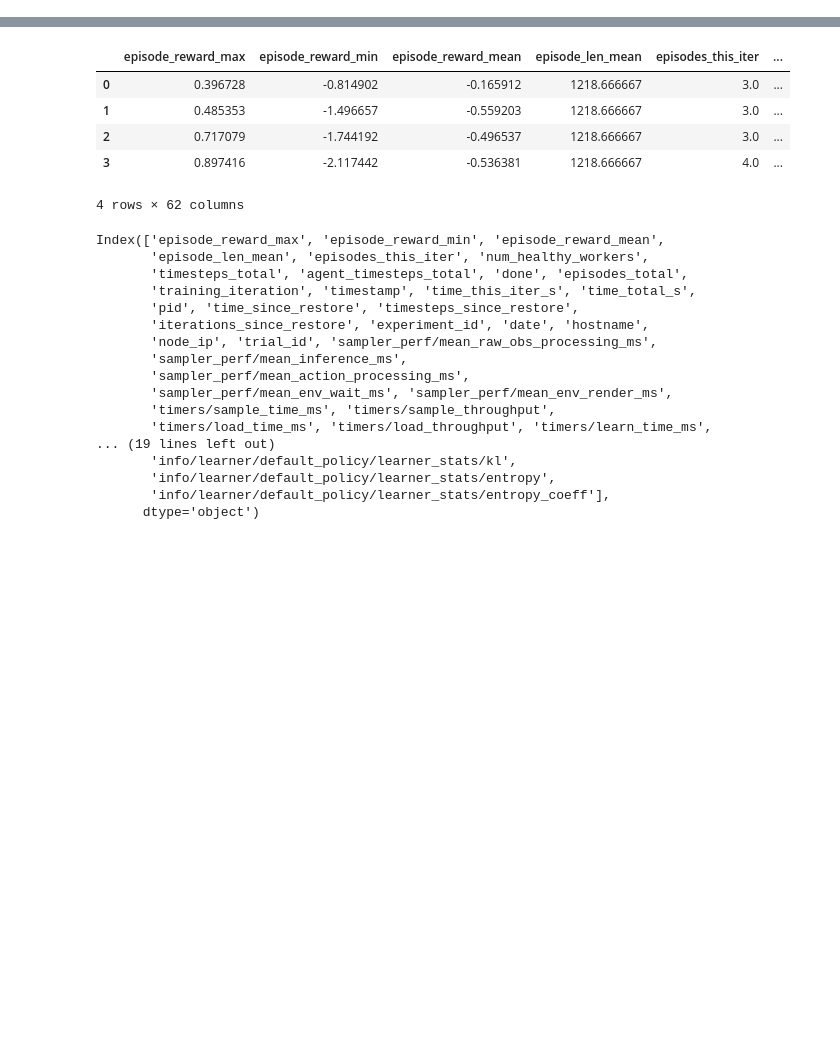
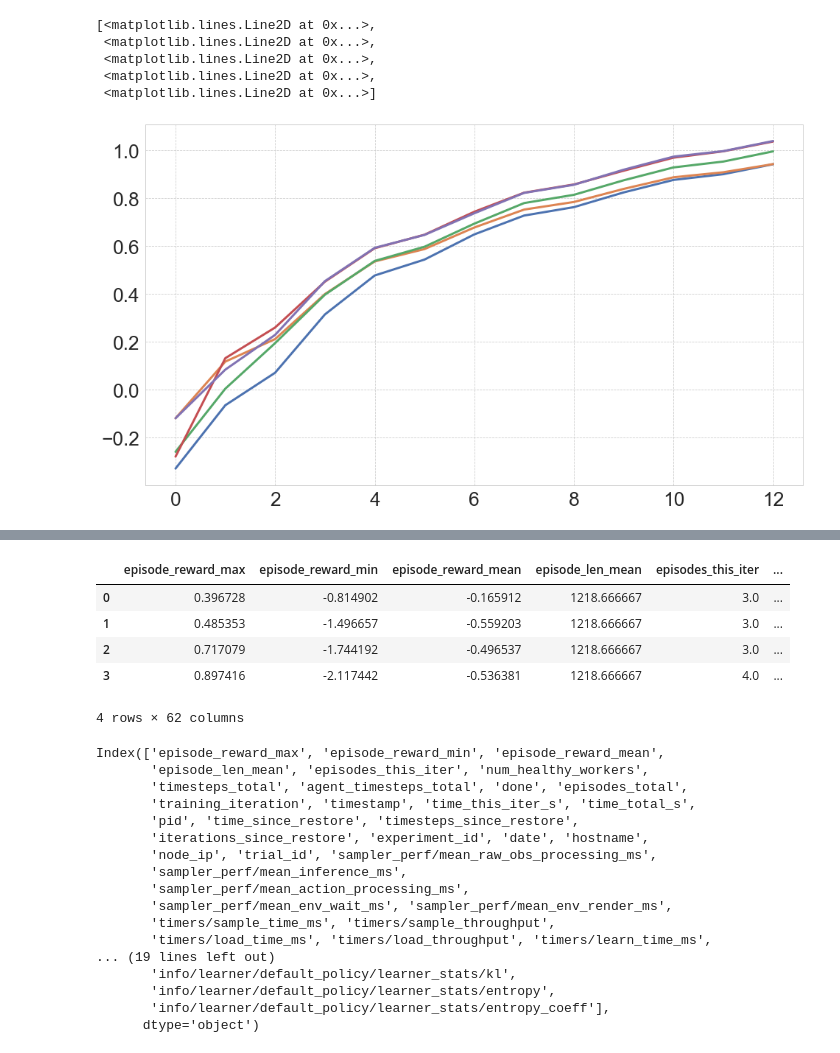
Before and after one commit to napnel/UoA-thesis-s1260099, a Jupyter notebook: progress.ipynb, the cells around one changed output, grey strips where cells are left out. Saved outputs shown, nothing was run; the diff lists cells and outputs as text; code cells hidden in the pictures; blank space fills up the shorter version.

```diff
--- a/progress.ipynb
+++ b/progress.ipynb
@@ -53,0 +32,30 @@ for expt_name in expt_names:
+# %%
+target_records = ["episode_reward_mean", "evaluation/episode_reward_mean", "timesteps_total"]
+
+summary_expt = {}
+for expt_name in expt_names:
+    algo = expt_name.split("_")[-4][-3:]
+    actions = expt_name.split("_")[-1]
+    trials = glob.glob(os.path.join(expt_name, "ExperimentCV_*"))
+
+    summary_trials = {}
+    for trial in trials:
+        with open(os.path.join(trial, "params.json"), 'r') as f:
+            params = json.load(f)
+        train_start = datetime.strptime(params["_train_start"], "%Y-%m-%d") + relativedelta(years=params["__trial_index__"])
+        eval_start = datetime.strptime(params["_train_start"], "%Y-%m-%d") + relativedelta(years=params["__trial_index__"] + params["_train_years"])
+        column_name = f"{train_start.year}(+{params['_train_years']}) | {eval_start.year}(+{params['_eval_years']})"
+
+        progress = pd.read_csv(os.path.join(trial, "progress.csv"))
+        summary_trials[column_name] = progress[target_records]
+
+    summary_trials = pd.concat(summary_trials, axis=1)
+    # print(summary_trials)
+    summary_expt[f"{algo}_{actions}"] = summary_trials
+    # reward_mean_df["mean"] = reward_mean_df.mean(axis=1)
+    # reward_mean_df["std"] = reward_mean_df.std(axis=1)
+    # summary_progress[algo][actions]["epidoe_reward_mean"] = reward_mean_df
+    # summary_progress[algo][actions]["evalution/epidoe_reward_mean"] = eval_reward_mean_df
+    # print(reward_mean_df)
+summary_expt = pd.concat(summary_expt, axis=1)
+summary_expt
@@ -53,0 +218,10 @@ for expt_name in expt_names:
+# %%
+fig, axes = plt.subplots(1, 1, figsize=(16, 9))
+axes.plot(summary_expt.loc[: , pd.IndexSlice["PPO_BuySell", :, "episode_reward_mean"]])
+# %% [output]
+[<matplotlib.lines.Line2D at 0x...>,
+ <matplotlib.lines.Line2D at 0x...>,
+ <matplotlib.lines.Line2D at 0x...>,
+ <matplotlib.lines.Line2D at 0x...>,
+ <matplotlib.lines.Line2D at 0x...>]
+[figure, added]
```
Also changed, not shown: parts of 13 cells of this notebook, 2 other files.
